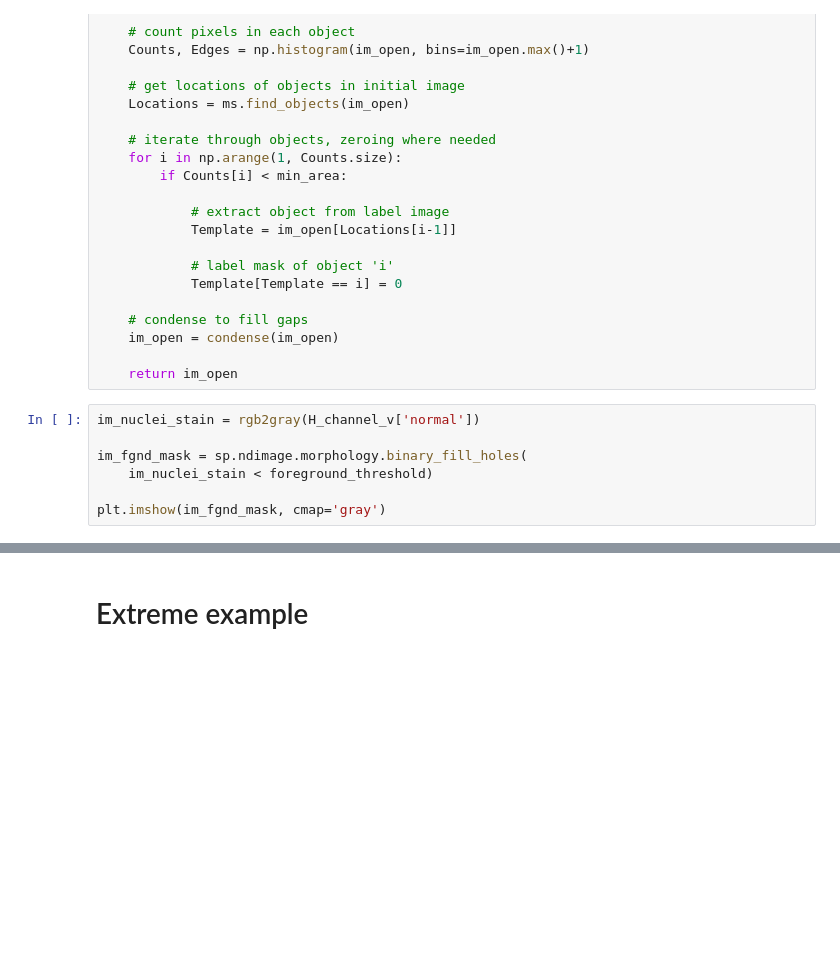
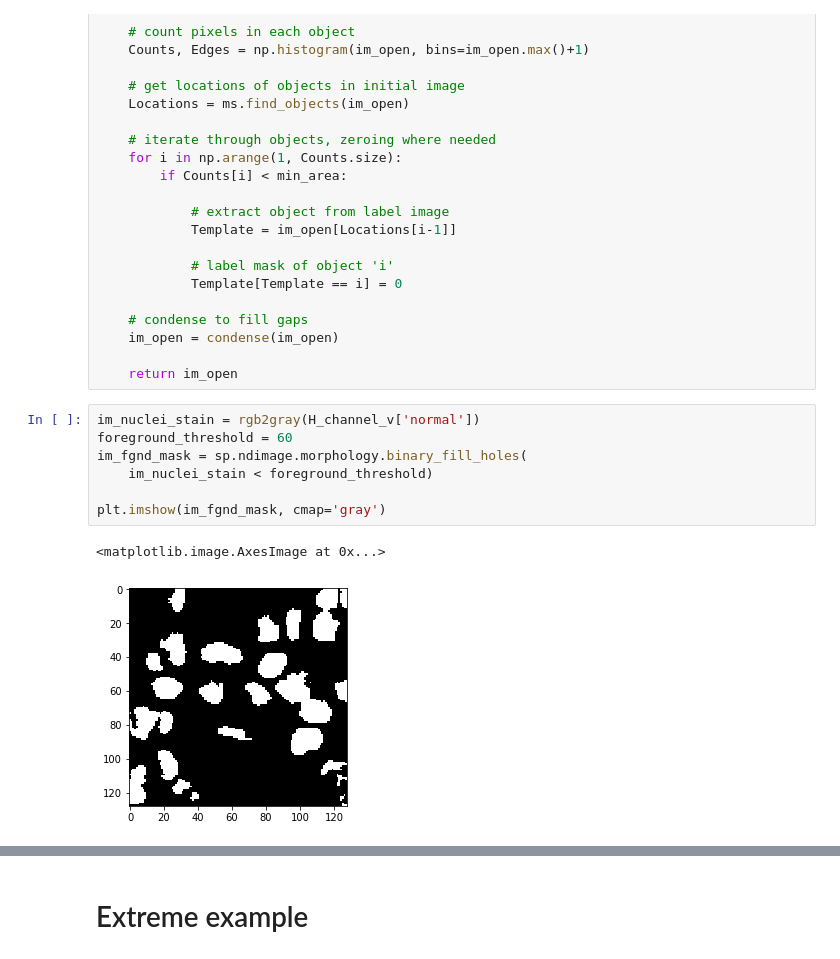
Before and after one commit to saketkc/pyvirchow, a Jupyter notebook: notebooks/04.Normalization-demo.ipynb, the cells around one changed output, grey strips where cells are left out. Saved outputs shown, nothing was run; the diff lists cells and outputs as text; blank space fills up the shorter version.

```diff
--- a/notebooks/04.Normalization-demo.ipynb
+++ b/notebooks/04.Normalization-demo.ipynb
@@ -753,10 +757,13 @@ def area_open(im_label, min_area):
     return im_open
 # %%
 im_nuclei_stain = rgb2gray(H_channel_v['normal'])
-
+foreground_threshold = 60
 im_fgnd_mask = sp.ndimage.morphology.binary_fill_holes(
     im_nuclei_stain < foreground_threshold)
 
 plt.imshow(im_fgnd_mask, cmap='gray')
+# %% [output]
+<matplotlib.image.AxesImage at 0x...>
+[figure, added]
 # %%
 threshold_otsu(im_nuclei_stain)
```
Also changed, not shown: parts of 31 cells of this notebook.
